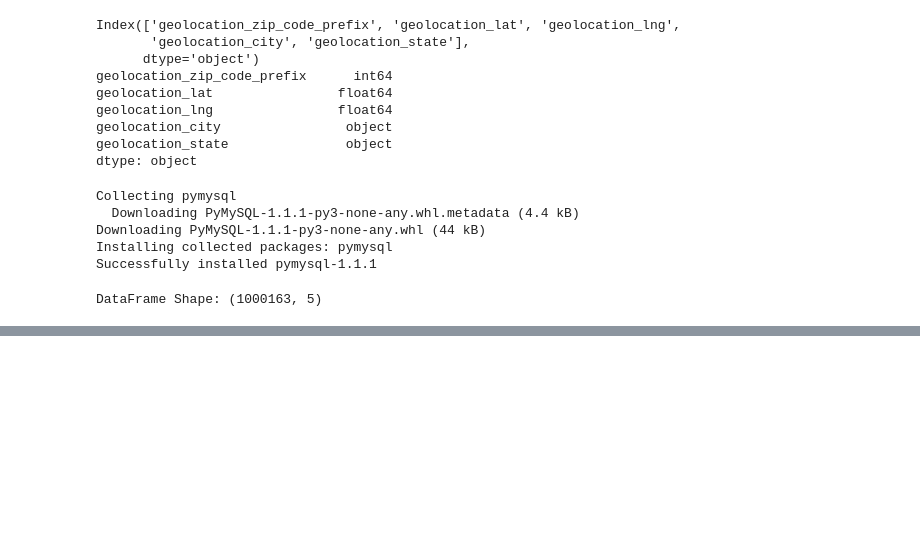
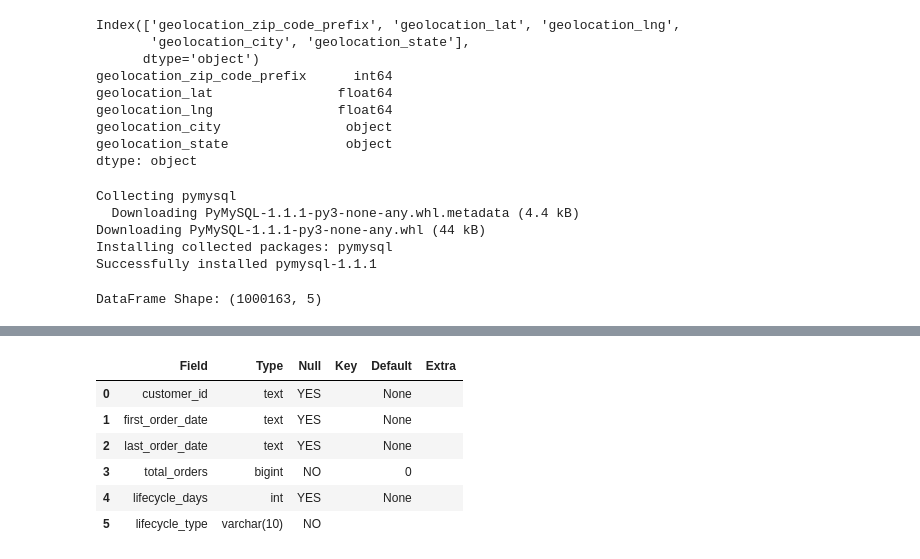
Before and after one commit to yeoyun/Brazilian-E-Commerce-by-Olist, a Jupyter notebook: 00.preprocess/test.ipynb, the cells around one changed output, grey strips where cells are left out. Cells and saved outputs as stored; diff of their text form; code cells hidden in the pictures; blank space fills up the shorter version.

```diff
--- a/00.preprocess/test.ipynb
+++ b/00.preprocess/test.ipynb
@@ -91,0 +192,10 @@ with engine.connect() as conn:
+# %%
+pd.read_sql("DESCRIBE dm_customer_lifecycle;", engine)
+# %% [output]
+|  | Field | Type | Null | Key | Default | Extra |
+| 0 | customer_id | text | YES |  | None |  |
+| 1 | first_order_date | text | YES |  | None |  |
+| 2 | last_order_date | text | YES |  | None |  |
+| 3 | total_orders | bigint | NO |  | 0 |  |
+| 4 | lifecycle_days | int | YES |  | None |  |
+| 5 | lifecycle_type | varchar(10) | NO |  |  |  |
```
Also changed, not shown: parts of 19 cells of this notebook, 41 other files.
